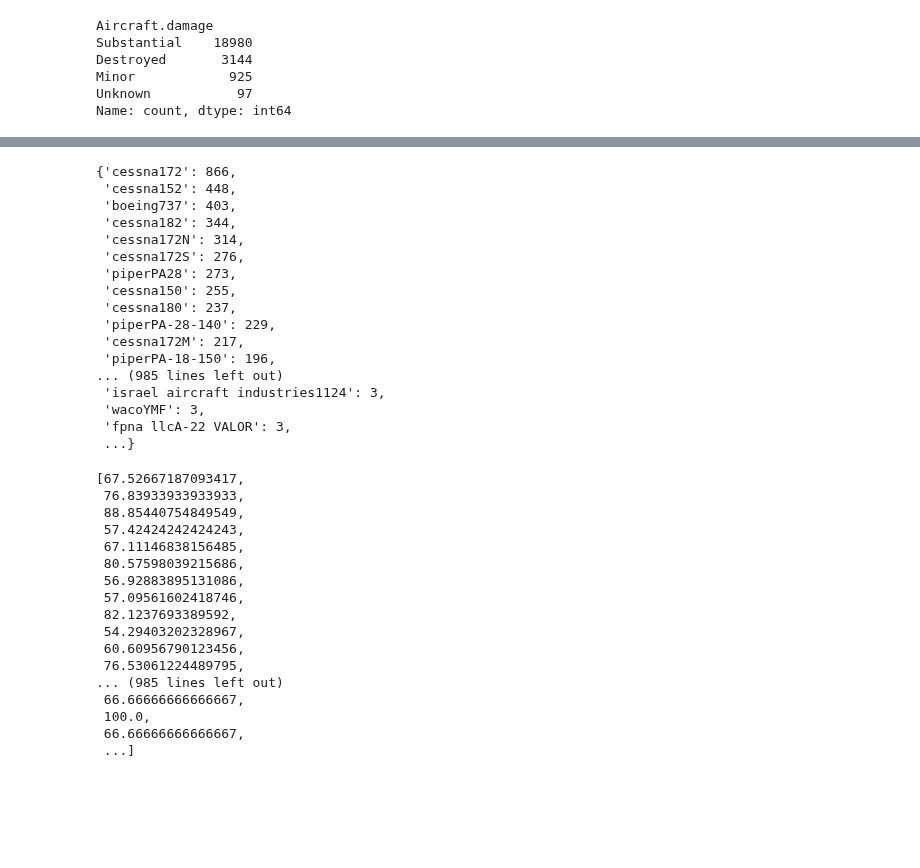
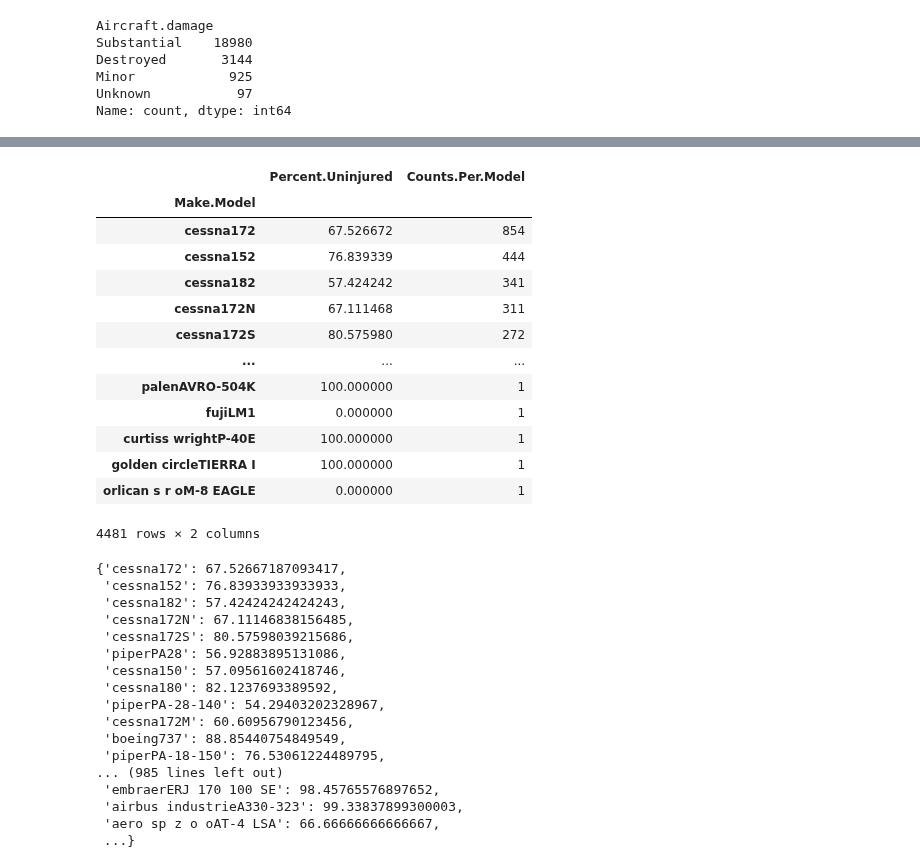
Before and after one commit to learn-co-curriculum/dsc-phase-1-project-v3, a Jupyter notebook: Data_Exploration_Cleaning.ipynb, the cells around one changed output, grey strips where cells are left out. Saved outputs shown, nothing was run; the diff lists cells and outputs as text; code cells hidden in the pictures; blank space fills up the shorter version.

```diff
--- a/Data_Exploration_Cleaning.ipynb
+++ b/Data_Exploration_Cleaning.ipynb
@@ -223,6 +260,11 @@ df_trimmed['Make.Model'] = df_trimmed['Make'] + df_trimmed['Model']
 df_trimmed['Make.Model']
 df_trimmed = df_trimmed.drop(['Model'], axis = 1)
 df_trimmed.info()
+
+#dropping flights with no passenger information
+
+df_trimmed = df_trimmed[df_trimmed['Num.Passenger']>=1]
+df_trimmed.isna().sum()
 # %% [output]
 <class 'pandas.core.frame.DataFrame'>
 Index: 24416 entries, 7 to 90345
@@ -244,33 +303,33 @@ memory usage: 4.1+ MB
 # %%
 #group by model
 
 make_model_mean_percentuninj = df_trimmed.pivot_table(index = ['Make.Model'], values = 'Percent.Uninjured', aggfunc = 'mean')
 
 make_model_mean_percentuninj.sort_values(by = 'Percent.Uninjured', inplace = True)
 
 list_of_models = list(df_trimmed['Make.Model'].value_counts().index)
 list_of_counts_per_model = list(df_trimmed['Make.Model'].value_counts().values)
 
 dict_model_count = dict(zip(list_of_models, list_of_counts_per_model))
 dict_model_count
+make_model_mean_percentuninj = make_model_mean_percentuninj.reindex(list_of_models)
+make_model_mean_percentuninj['Counts.Per.Model'] = list_of_counts_per_model
+make_model_mean_percentuninj
 # %% [output]
+|  | Percent.Uninjured | Counts.Per.Model |
+| Make.Model |  |  |
+| cessna172 | 67.526672 | 854 |
+| cessna152 | 76.839339 | 444 |
+| cessna182 | 57.424242 | 341 |
+| cessna172N | 67.111468 | 311 |
+| cessna172S | 80.575980 | 272 |
+| ... | ... | ... |
+| palenAVRO-504K | 100.000000 | 1 |
+| fujiLM1 | 0.000000 | 1 |
+| curtiss wrightP-40E | 100.000000 | 1 |
+| golden circleTIERRA I | 100.000000 | 1 |
+| orlican s r oM-8 EAGLE | 0.000000 | 1 |
-{'cessna172': 866,
- 'cessna152': 448,
- 'boeing737': 403,
- 'cessna182': 344,
- 'cessna172N': 314,
- 'cessna172S': 276,
- 'piperPA28': 273,
- 'cessna150': 255,
- 'cessna180': 237,
- 'piperPA-28-140': 229,
- 'cessna172M': 217,
- 'piperPA-18-150': 196,
-... (985 lines left out)
- 'israel aircraft industries1124': 3,
- 'wacoYMF': 3,
- 'fpna llcA-22 VALOR': 3,
- ...}
+4481 rows × 2 columns
 # %%
 #organizing by most data to least data
 
@@ -279,24 +338,26 @@ make_model_mean_percentuninj = make_model_mean_percentuninj.reindex(list_of_mode
 list_perc_uninj = list(make_model_mean_percentuninj['Percent.Uninjured'])
 
 list_perc_uninj
+perc_uninj_by_model = dict(zip(list_of_models, list_perc_uninj))
+perc_uninj_by_model
 # %% [output]
-[67.52667187093417,
- 76.83933933933933,
- 88.85440754849549,
- 57.42424242424243,
- 67.11146838156485,
- 80.57598039215686,
- 56.92883895131086,
- 57.09561602418746,
- 82.1237693389592,
- 54.29403202328967,
- 60.60956790123456,
- 76.53061224489795,
+{'cessna172': 67.52667187093417,
+ 'cessna152': 76.83933933933933,
+ 'cessna182': 57.42424242424243,
+ 'cessna172N': 67.11146838156485,
+ 'cessna172S': 80.57598039215686,
+ 'piperPA28': 56.92883895131086,
+ 'cessna150': 57.09561602418746,
+ 'cessna180': 82.1237693389592,
+ 'piperPA-28-140': 54.29403202328967,
+ 'cessna172M': 60.60956790123456,
+ 'boeing737': 88.85440754849549,
+ 'piperPA-18-150': 76.53061224489795,
 ... (985 lines left out)
- 66.66666666666667,
- 100.0,
- 66.66666666666667,
- ...]
+ 'embraerERJ 170 100 SE': 98.45765576897652,
+ 'airbus industrieA330-323': 99.33837899300003,
+ 'aero sp z o oAT-4 LSA': 66.66666666666667,
+ ...}
 # %%
 #create a dictionary where the key is the make and model and the value is an x,y pair (x being times it appears in the dataset, y being mean percent uninured
 count_vs_perc_uninj = dict_model_count
```
Also changed, not shown: parts of 7 cells of this notebook, 1 other file.
